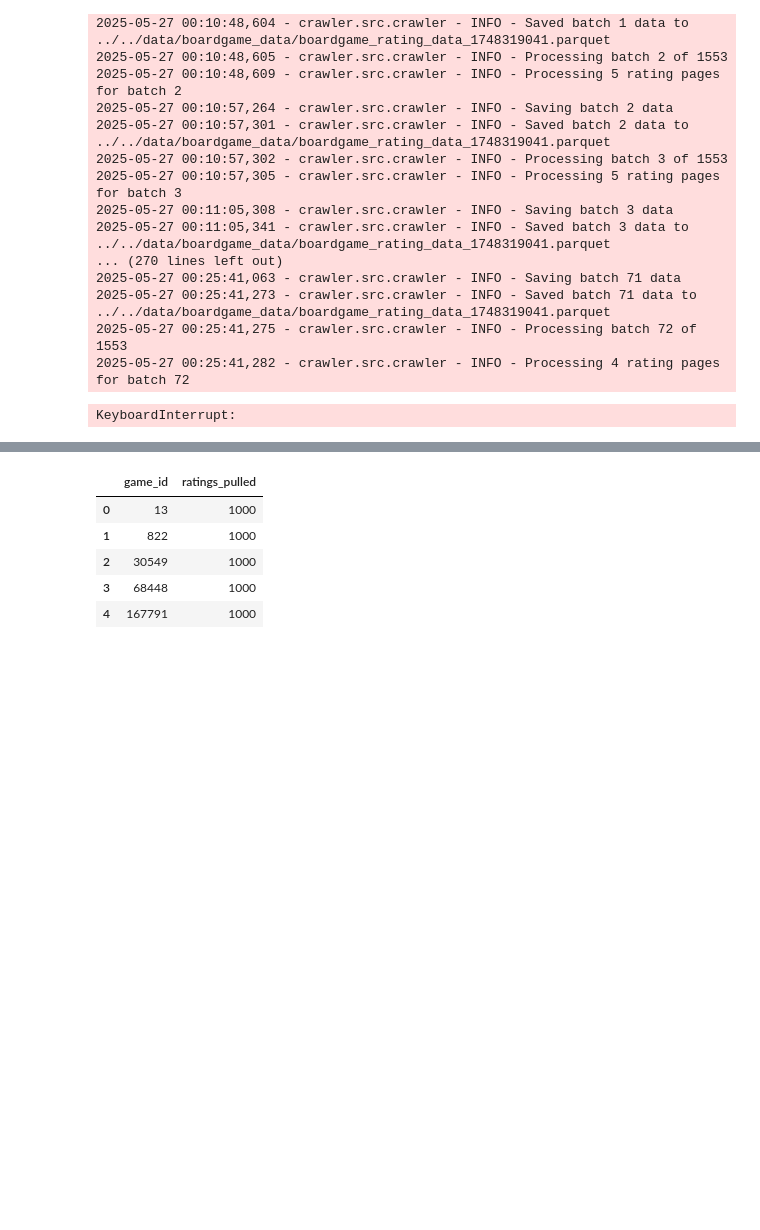
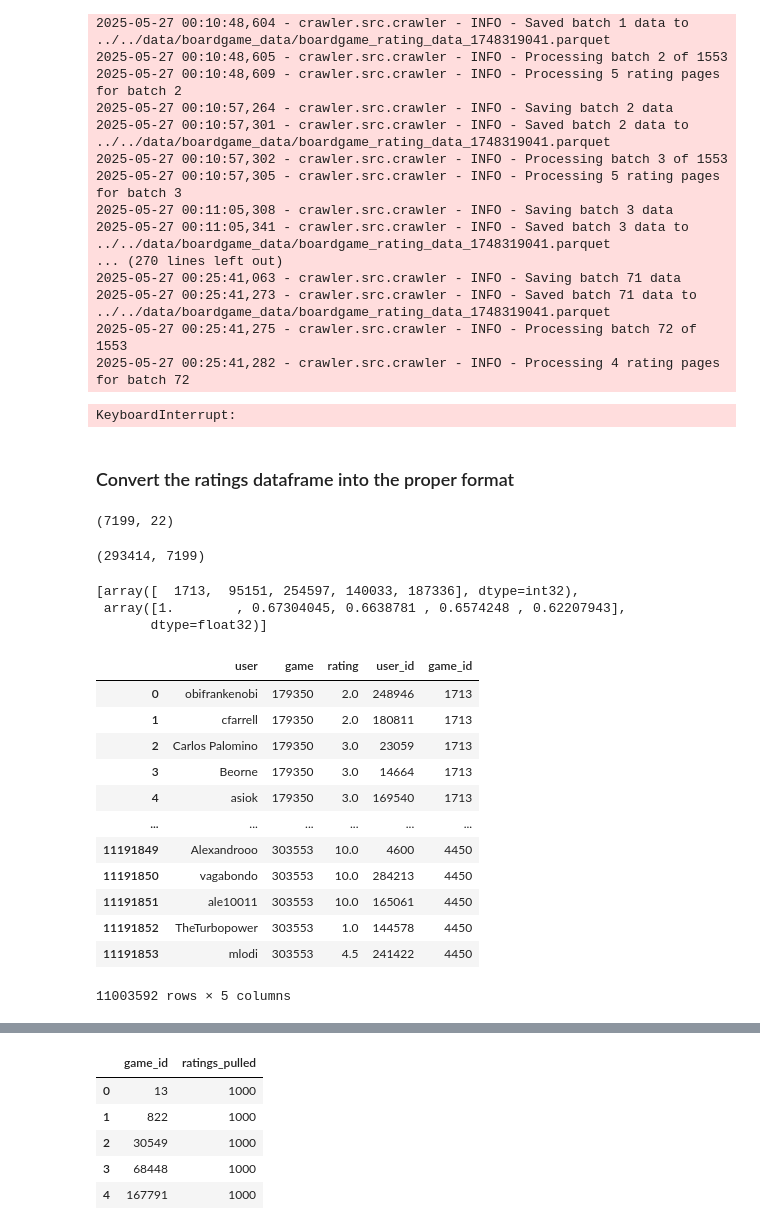
Before and after one commit to MichoelSnow/pax_tt_recommender, a Jupyter notebook: crawler/notebooks/crawler_testing.ipynb, the cells around one changed output, grey strips where cells are left out. Drawn from its saved outputs; the diff is of its cells as text; code cells hidden in the pictures; blank space fills up the shorter version.

```diff
--- a/crawler/notebooks/crawler_testing.ipynb
+++ b/crawler/notebooks/crawler_testing.ipynb
@@ -737,3 +814,9 @@ df_ranks_out = crawler.get_rankings_data(boardgame_data = df_bg_data_raw.loc[df_
 2025-05-27 00:25:41,275 - crawler.src.crawler - INFO - Processing batch 72 of 1553
 2025-05-27 00:25:41,282 - crawler.src.crawler - INFO - Processing 4 rating pages for batch 72
 KeyboardInterrupt:
+# %% [markdown]
+### Convert the ratings dataframe into the proper format
+# %%
+df_ratings.shape
+# %% [output]
+(7199, 22)
@@ -739,0 +834,41 @@ KeyboardInterrupt:
+# %%
+# Step 1: Flatten and explode data
+rows = []
+for _, row in df_ratings.iterrows():
+    for rating in df_ratings.columns:
+        users = row[rating]
+        game_id = row["game_id"]
+        if isinstance(users, list):
+            for user in users:
+                rows.append((user, game_id, float(rating)))
+# Convert to DataFrame
+ratings_df = pd.DataFrame(rows, columns=['user', 'game', 'rating'])
+
+# Count ratings per user
+user_counts = ratings_df['user'].value_counts()
+
+# Filter users with at least 3 ratings
+valid_users = user_counts[user_counts >= 3].index
+
+# Filter the dataframe
+filtered_ratings_df = ratings_df[ratings_df['user'].isin(valid_users)].copy()
+
+# Step 2: Encode users and games as integer IDs
+user_encoder = LabelEncoder()
+game_encoder = LabelEncoder()
+
+filtered_ratings_df['user_id'] = user_encoder.fit_transform(filtered_ratings_df['user'])
+filtered_ratings_df['game_id'] = game_encoder.fit_transform(filtered_ratings_df['game'])
+
+# Step 3: Create sparse matrix
+user_ids = filtered_ratings_df['user_id'].values
+game_ids = filtered_ratings_df['game_id'].values
+ratings = filtered_ratings_df['rating'].values
+
+ratings_sparse_matrix = coo_matrix((ratings, (user_ids, game_ids)))
+print(ratings_sparse_matrix.shape)
+# del(filtered_ratings_df)
+# del(ratings_df)
+# del(rows)
+# %% [output]
+(293414, 7199)
@@ -739,0 +882,22 @@ KeyboardInterrupt:
+# %%
+[i for i in similar]
+# %% [output]
+[array([  1713,  95151, 254597, 140033, 187336], dtype=int32),
+ array([1.        , 0.67304045, 0.6638781 , 0.6574248 , 0.62207943],
+       dtype=float32)]
+# %%
+filtered_ratings_df
+# %% [output]
+|  | user | game | rating | user_id | game_id |
+| 0 | obifrankenobi | 179350 | 2.0 | 248946 | 1713 |
+| 1 | cfarrell | 179350 | 2.0 | 180811 | 1713 |
+| 2 | Carlos Palomino | 179350 | 3.0 | 23059 | 1713 |
+| 3 | Beorne | 179350 | 3.0 | 14664 | 1713 |
+| 4 | asiok | 179350 | 3.0 | 169540 | 1713 |
+| ... | ... | ... | ... | ... | ... |
+| 11191849 | Alexandrooo | 303553 | 10.0 | 4600 | 4450 |
+| 11191850 | vagabondo | 303553 | 10.0 | 284213 | 4450 |
+| 11191851 | ale10011 | 303553 | 10.0 | 165061 | 4450 |
+| 11191852 | TheTurbopower | 303553 | 1.0 | 144578 | 4450 |
+| 11191853 | mlodi | 303553 | 4.5 | 241422 | 4450 |
+11003592 rows × 5 columns
```
Also changed, not shown: parts of 34 cells of this notebook, 4 other files.
